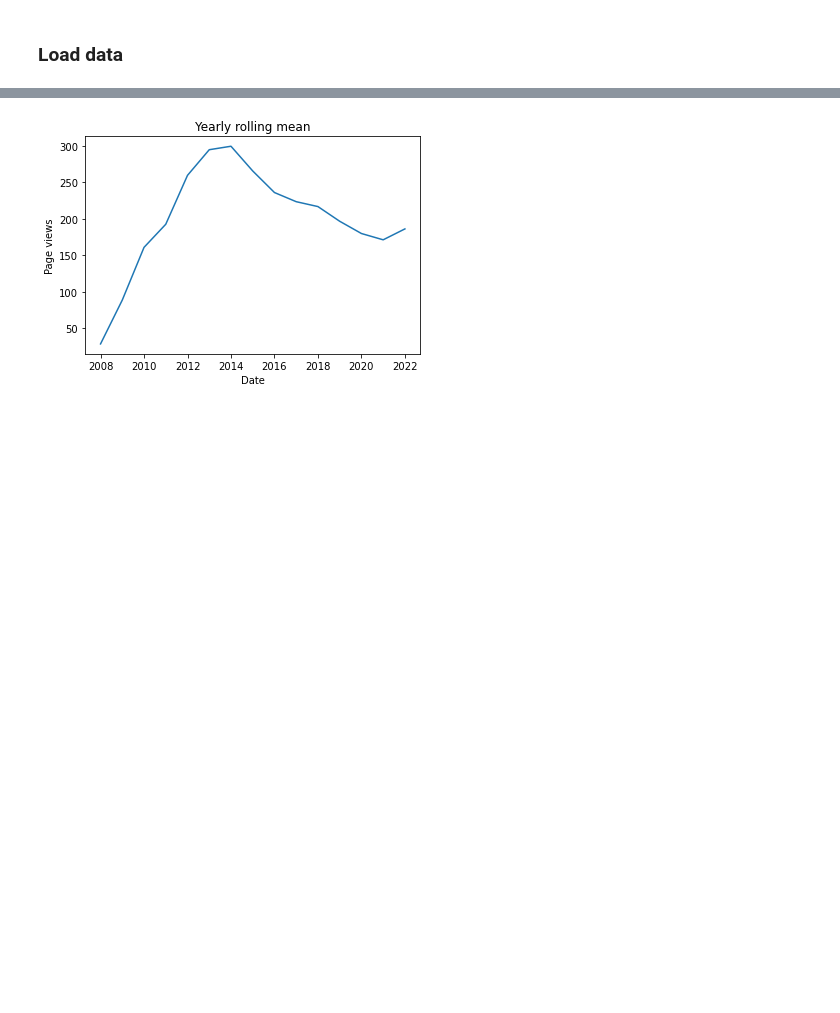
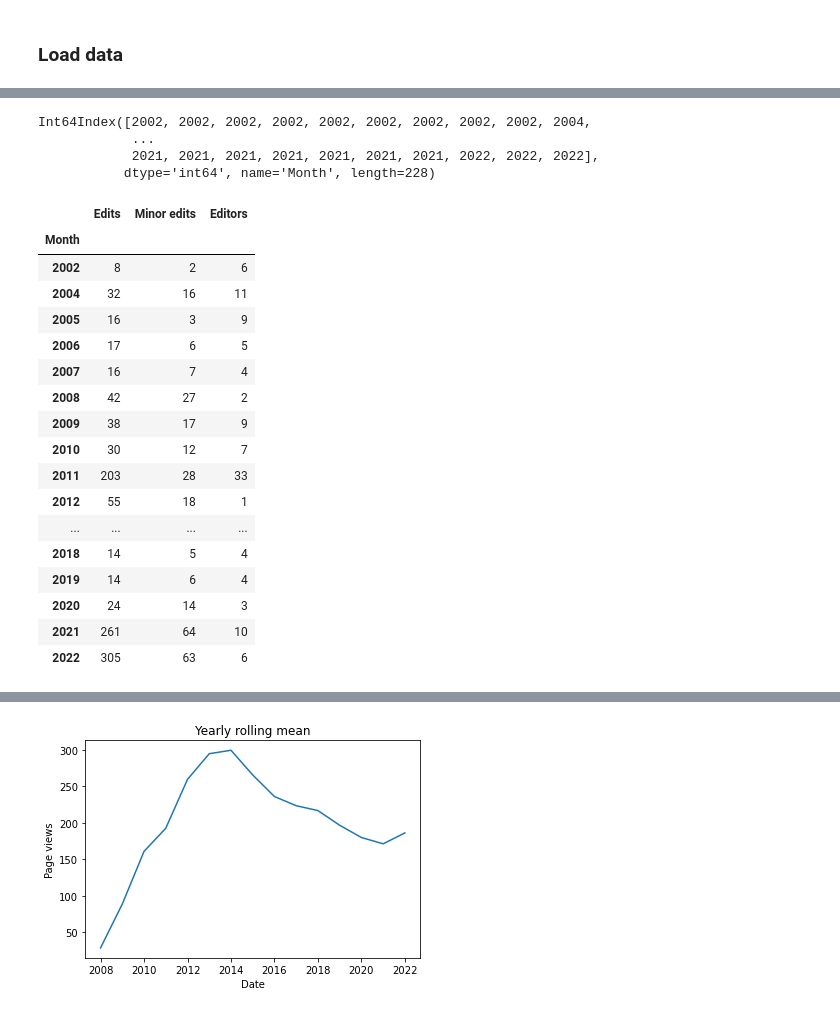
Before and after one commit to JohnMadrid/EC_env_images, a Jupyter notebook: WikiPageAnalysis/page_visits_analysis.ipynb, the cells around one changed output, grey strips where cells are left out. Drawn from its saved outputs; the diff is of its cells as text; code cells hidden in the pictures; blank space fills up the shorter version.

```diff
--- a/page_visits_analysis.ipynb
+++ b/WikiPageAnalysis/page_visits_analysis.ipynb
@@ -40,0 +64,38 @@ DatetimeIndex(['2002-04-01', '2002-05-01', '2002-06-01', '2002-07-01',
+# %%
+# Select the edits per year and month
+edits_year = df_edits_count.index.year
+print(edits_year)
+# %% [output]
+Int64Index([2002, 2002, 2002, 2002, 2002, 2002, 2002, 2002, 2002, 2004,
+            ...
+            2021, 2021, 2021, 2021, 2021, 2021, 2021, 2022, 2022, 2022],
+           dtype='int64', name='Month', length=228)
+# %%
+# Sum per year
+edit_sum_year = df_edits_count["Edits"].groupby(edits_year).sum()
+minor_sum_year = df_edits_count["Minor edits"].groupby(edits_year).sum()
+editors_sum_year = df_edits_count["IPs"].groupby(edits_year).sum()
+
+edit_sum_year  = pd.DataFrame(edit_sum_year)
+edit_sum_year["Minor edits"] = pd.DataFrame(minor_sum_year)
+edit_sum_year["Editors"] = pd.DataFrame(editors_sum_year)
+edit_sum_year
+# %% [output]
+|  | Edits | Minor edits | Editors |
+| Month |  |  |  |
+| 2002 | 8 | 2 | 6 |
+| 2004 | 32 | 16 | 11 |
+| 2005 | 16 | 3 | 9 |
+| 2006 | 17 | 6 | 5 |
+| 2007 | 16 | 7 | 4 |
+| 2008 | 42 | 27 | 2 |
+| 2009 | 38 | 17 | 9 |
+| 2010 | 30 | 12 | 7 |
+| 2011 | 203 | 28 | 33 |
+| 2012 | 55 | 18 | 1 |
+| ... | ... | ... | ... |
+| 2018 | 14 | 5 | 4 |
+| 2019 | 14 | 6 | 4 |
+| 2020 | 24 | 14 | 3 |
+| 2021 | 261 | 64 | 10 |
+| 2022 | 305 | 63 | 6 |
```
Also changed, not shown: parts of 6 cells of this notebook, 3 other files.
